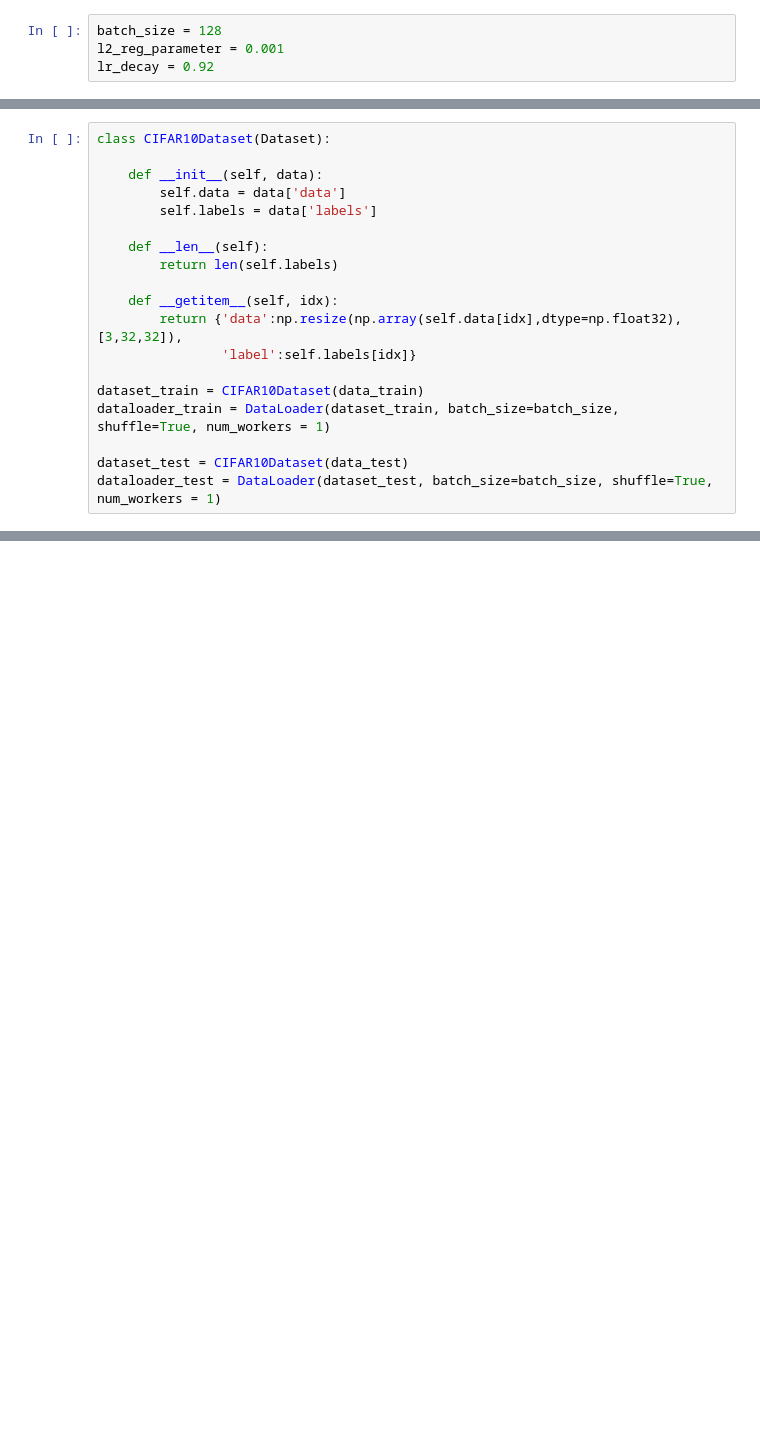
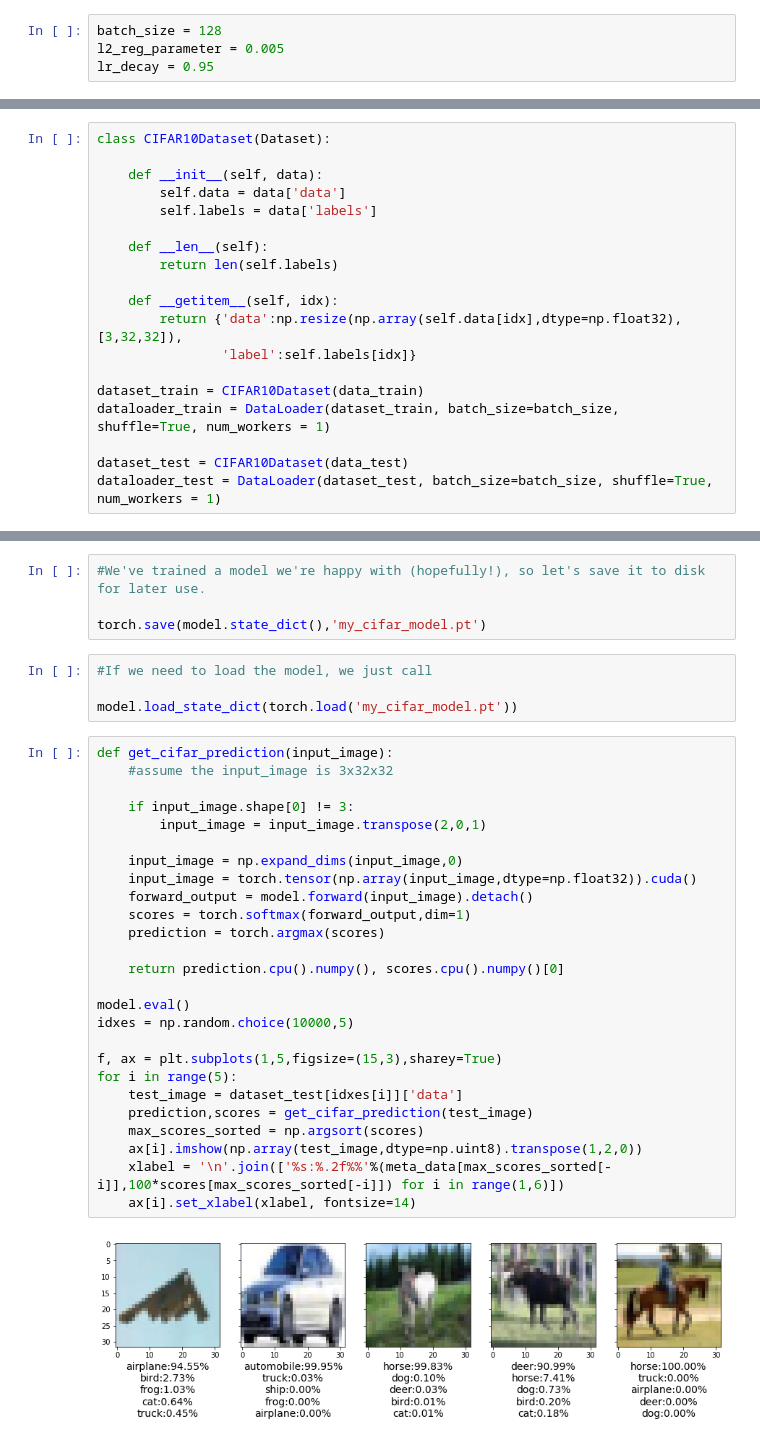
Before and after one commit to hypetrainai/hypetrain, a Jupyter notebook: tutorials/cifar10/cifar10_tutorial.ipynb, the cells around one changed output, grey strips where cells are left out. Cells and saved outputs as stored; diff of their text form; blank space fills up the shorter version.

Commit message:
working cifar tutorial

```diff
--- a/tutorials/cifar10/cifar10_tutorial.ipynb
+++ b/tutorials/cifar10/cifar10_tutorial.ipynb
@@ -15,6 +15,6 @@ import glob, os, sys, pickle, random
 %autoreload 2
 # %%
 batch_size = 128
-l2_reg_parameter = 0.001
-lr_decay = 0.92
+l2_reg_parameter = 0.005
+lr_decay = 0.95
 # %%
@@ -206,0 +226,36 @@ Epoch: 14, Train Loss: 0.765172, Test Loss: 0.766196, Test Accuracy: 0.747400
+# %%
+#We've trained a model we're happy with (hopefully!), so let's save it to disk for later use.
+
+torch.save(model.state_dict(),'my_cifar_model.pt')
+# %%
+#If we need to load the model, we just call
+
+model.load_state_dict(torch.load('my_cifar_model.pt'))
+# %%
+def get_cifar_prediction(input_image):
+    #assume the input_image is 3x32x32
+
+    if input_image.shape[0] != 3:
+        input_image = input_image.transpose(2,0,1)
+
+    input_image = np.expand_dims(input_image,0)
+    input_image = torch.tensor(np.array(input_image,dtype=np.float32)).cuda()
+    forward_output = model.forward(input_image).detach()
+    scores = torch.softmax(forward_output,dim=1)
+    prediction = torch.argmax(scores)
+
+    return prediction.cpu().numpy(), scores.cpu().numpy()[0]
+
+model.eval()
+idxes = np.random.choice(10000,5)
+
+f, ax = plt.subplots(1,5,figsize=(15,3),sharey=True)
+for i in range(5):
+    test_image = dataset_test[idxes[i]]['data']
+    prediction,scores = get_cifar_prediction(test_image)
+    max_scores_sorted = np.argsort(scores)
+    ax[i].imshow(np.array(test_image,dtype=np.uint8).transpose(1,2,0))
+    xlabel = '\n'.join(['%s:%.2f%%'%(meta_data[max_scores_sorted[-i]],100*scores[max_scores_sorted[-i]]) for i in range(1,6)])
+    ax[i].set_xlabel(xlabel, fontsize=14)
+# %% [output]
+[figure, added]
```
Also changed, not shown: parts of 4 cells of this notebook.
